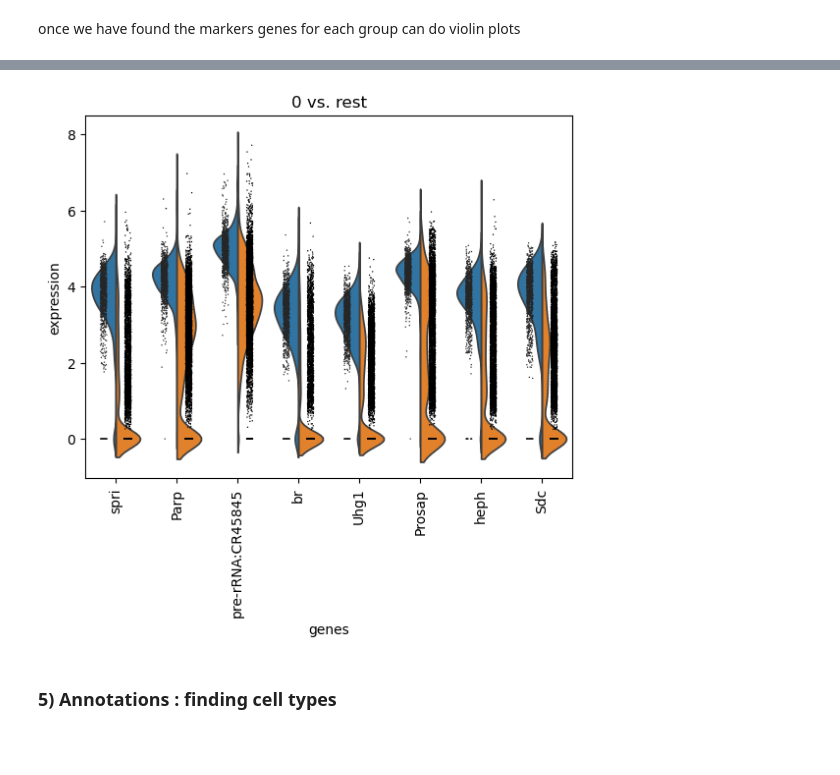
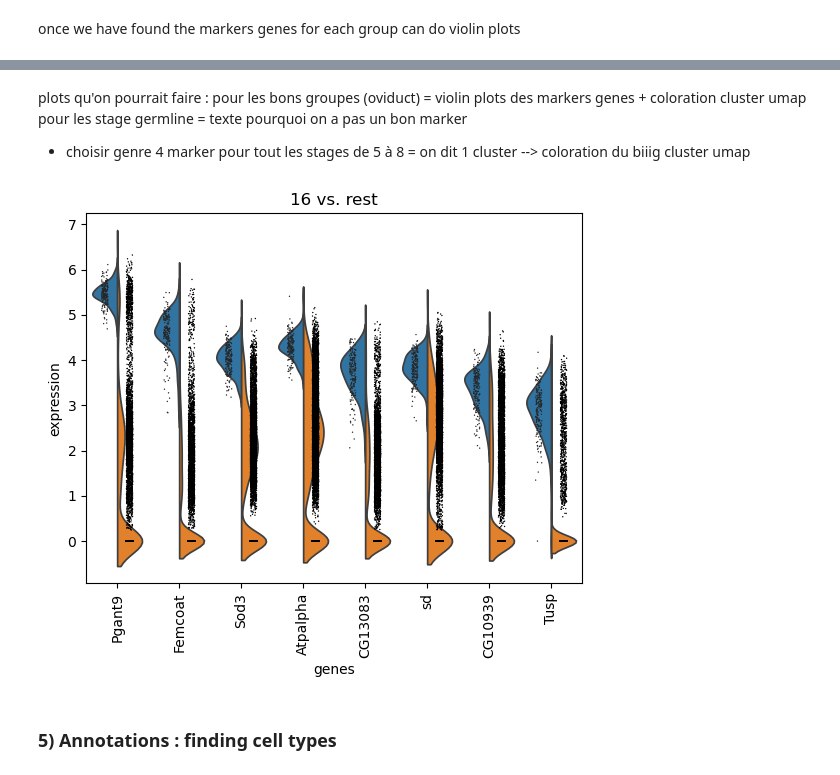
Before and after one commit to Gabrielle-Blouvac/scBIO, a Jupyter notebook: ovaries_RNA_seq_all.ipynb, the cells around one changed output, grey strips where cells are left out. Saved outputs shown, nothing was run; the diff lists cells and outputs as text; code cells hidden in the pictures; blank space fills up the shorter version.

```diff
--- a/ovaries_RNA_seq_all.ipynb
+++ b/ovaries_RNA_seq_all.ipynb
@@ -214,6 +199,2 @@ pd.DataFrame(adata.uns["rank_genes_groups"]["names"]).head(5)
 # %% [markdown]
 try with other distributions
-# %%
-sc.settings.verbosity = 2  # reduce the verbosity
-sc.tl.rank_genes_groups(adata, "leiden", method="wilcoxon")
-sc.pl.rank_genes_groups(adata, n_genes=25, sharey=False)
@@ -236,7 +223,13 @@ once we have found the markers genes for each group can do violin plots
+# %% [markdown]
+plots qu'on pourrait faire :
+pour les bons groupes (oviduct) = violin plots des markers genes + coloration cluster umap
+pour les stage germline = texte pourquoi on a pas un bon marker
++ choisir genre 4 marker pour tout les stages de 5 à 8 = on dit 1 cluster
+--> coloration du biiig cluster umap
 # %%
-sc.pl.rank_genes_groups_violin(adata, groups="0", n_genes=8)
+sc.pl.rank_genes_groups_violin(adata, groups="16", n_genes=8)
 # %% [output]
-[figure, old version]
+[figure, new version]
 # %% [markdown]
 ### 5) Annotations : finding cell types
 # %% [markdown]
```
Also changed, not shown: parts of 16 cells of this notebook.
